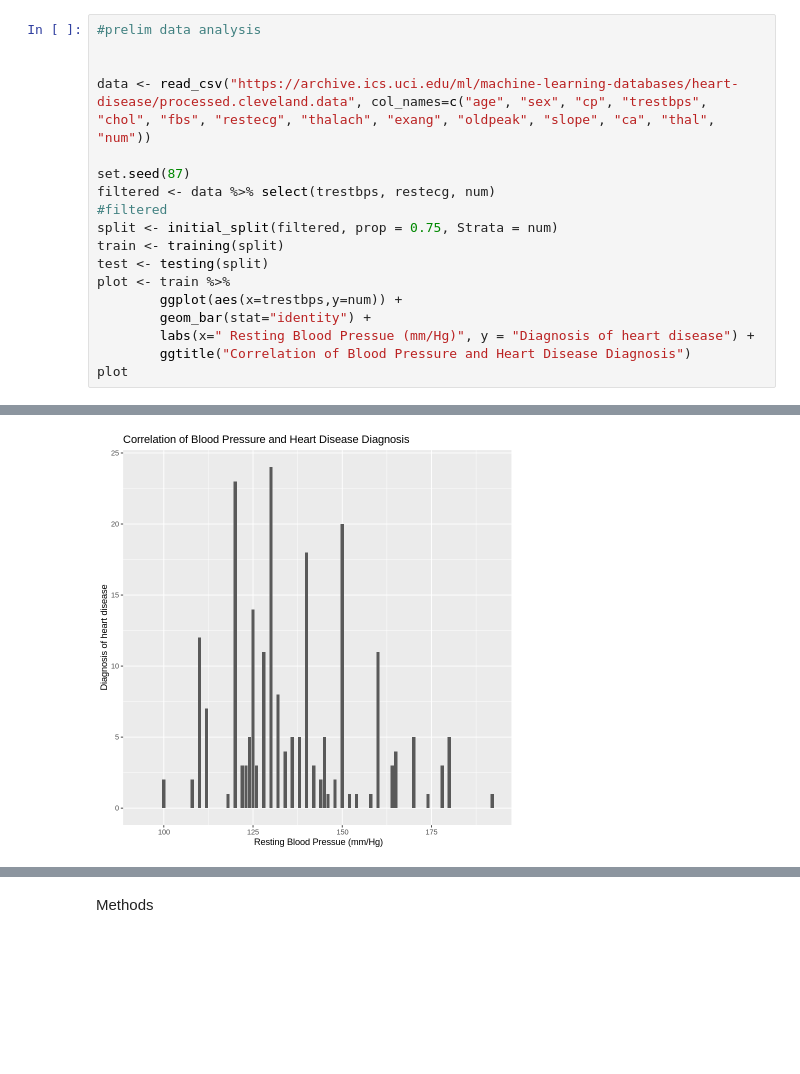
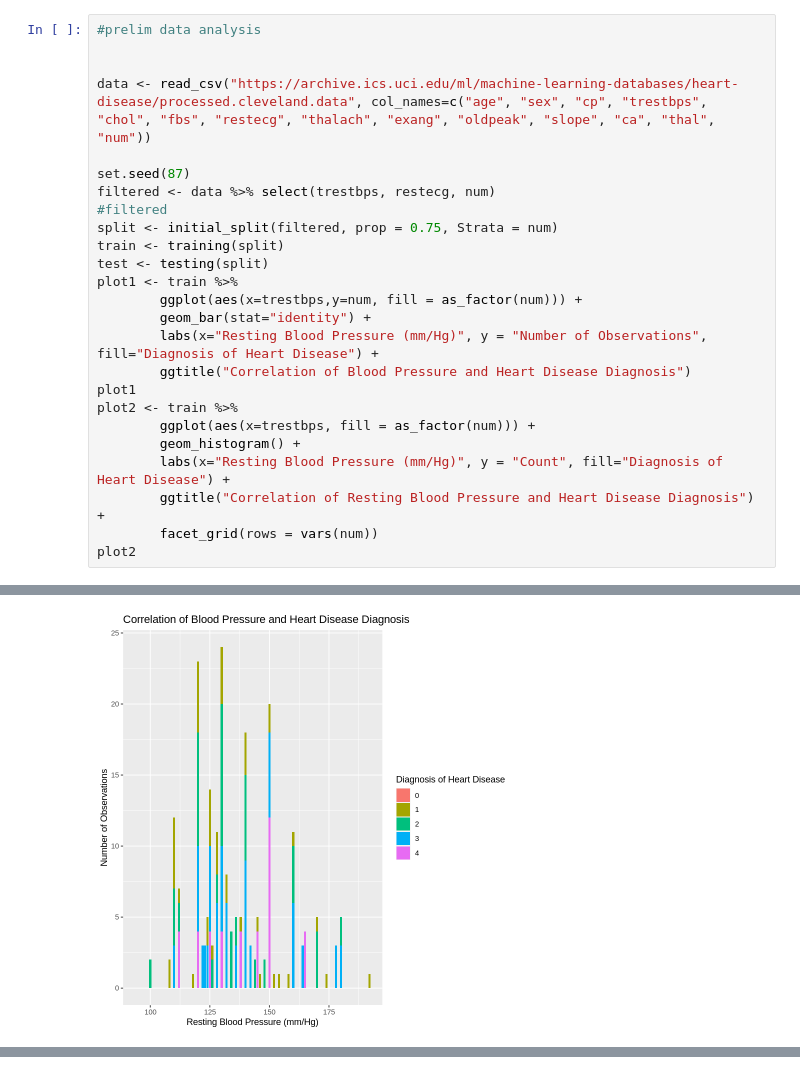
Before and after one commit to alexcw-5/DSCI-100-Group-Project, a Jupyter notebook: Proposal.ipynb, the cells around one changed output, grey strips where cells are left out. Drawn from its saved outputs; the diff is of its cells as text; blank space fills up the shorter version.

Commit message:
Added new plot and text w/ formatting
The text here isn't complete yet but added some Markdown formatting and the text that's done so far along-with the new histogram.

```diff
--- a/Proposal.ipynb
+++ b/Proposal.ipynb
@@ -35,12 +62,19 @@ filtered <- data %>% select(trestbps, restecg, num)
 split <- initial_split(filtered, prop = 0.75, Strata = num)
 train <- training(split)
 test <- testing(split)
-plot <- train %>%
-        ggplot(aes(x=trestbps,y=num)) +
+plot1 <- train %>%
+        ggplot(aes(x=trestbps,y=num, fill = as_factor(num))) +
         geom_bar(stat="identity") +
-        labs(x=" Resting Blood Pressue (mm/Hg)", y = "Diagnosis of heart disease") +
+        labs(x="Resting Blood Pressure (mm/Hg)", y = "Number of Observations", fill="Diagnosis of Heart Disease") +
         ggtitle("Correlation of Blood Pressure and Heart Disease Diagnosis")
-plot
+plot1
+plot2 <- train %>%
+        ggplot(aes(x=trestbps, fill = as_factor(num))) +
+        geom_histogram() +
+        labs(x="Resting Blood Pressure (mm/Hg)", y = "Count", fill="Diagnosis of Heart Disease") +
+        ggtitle("Correlation of Resting Blood Pressure and Heart Disease Diagnosis") +
+        facet_grid(rows = vars(num))
+plot2
 # %% [output]
 Parsed with column specification:
 cols(
@@ -62 +98 @@ cols(
-[figure, old version]
+[figure, new version]
@@ -63,2 +99,0 @@ cols(
-# %% [markdown]
-Methods
```
Also changed, not shown: parts of 8 cells of this notebook.
